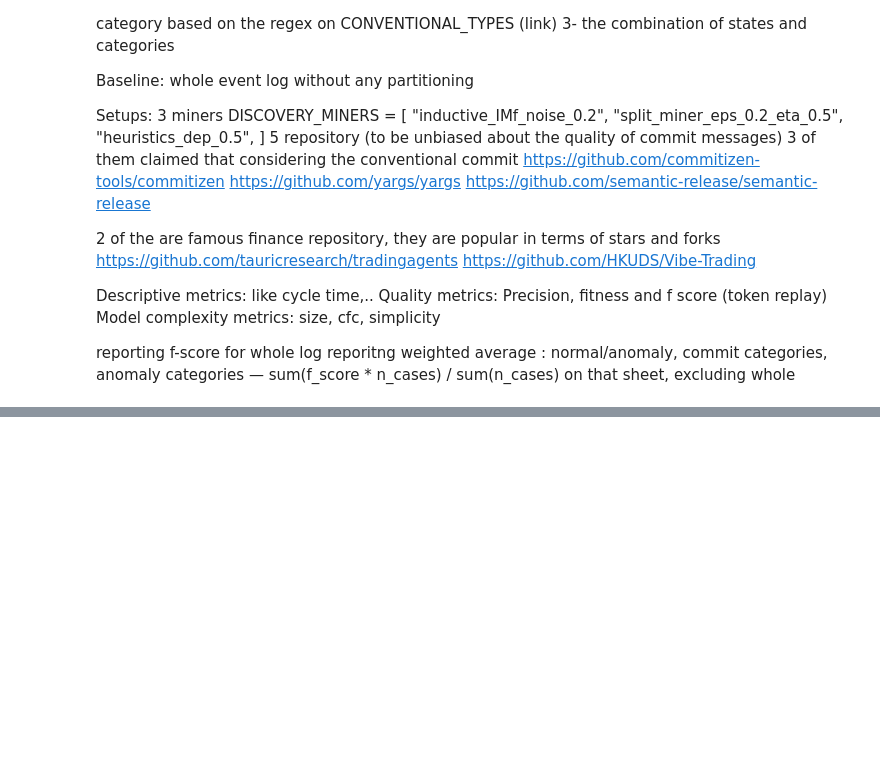
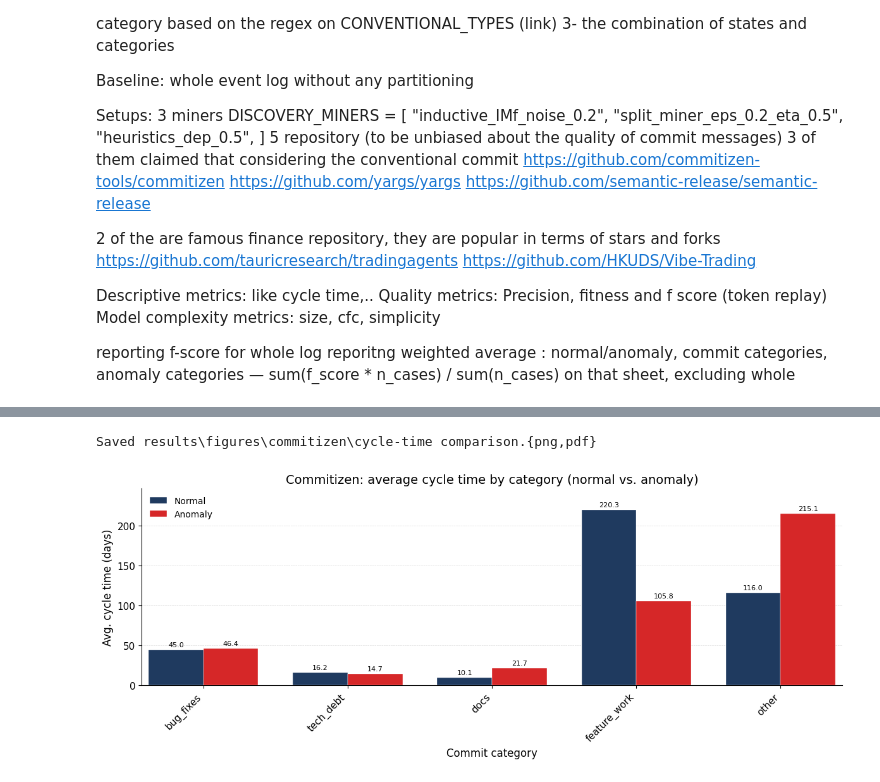
Before and after one commit to MahsaChoop/Lifecycle-Processes, a Jupyter notebook: evaluation-ablation study.ipynb, the cells around one changed output, grey strips where cells are left out. Drawn from its saved outputs; the diff is of its cells as text; code cells hidden in the pictures; blank space fills up the shorter version.

Commit message:
adding cycle time comparision

```diff
--- a/evaluation-ablation study.ipynb
+++ b/evaluation-ablation study.ipynb
@@ -107,3 +107,83 @@ Saved results\tables\compare\f_score_ablation_comparison.csv
 |  | normal/anomaly states | 0.519558 | 0.493185 | 0.555543 | 0.455536 | 0.544794 |
 |  | commit categories | 0.542605 | 0.466700 | 0.556779 | 0.536600 | 0.599962 |
 |  | states + categories | 0.553092 | 0.489230 | 0.625139 | 0.504920 | 0.599260 |
+# %%
+from pathlib import Path
+import numpy as np
+import pandas as pd
+import matplotlib.pyplot as plt
+
+from functions.commits import CATEGORIES
+from functions.config import save_figure
+from functions.plotting_anomaly import FIGURE_FONT
+
+df = pd.read_excel(
+    Path("results/tables/commitizen/consolidated_results_tables.xlsx"),
+    sheet_name="anomaly_categories",
+)
+df = df[df["log_name"] != "whole"].drop_duplicates("log_name")
+df["state"] = df["log_name"].str.split("_", n=1).str[0]
+df["category"] = df["log_name"].str.split("_", n=1).str[1]
+
+# Explicit left-to-right category order.
+category_order = ["bug_fixes", "tech_debt", "docs", "feature_work", "other"]
+
+wide = (
+    df.pivot(index="category", columns="state", values="avg_cycle_time_days")
+    [["normal", "anomaly"]]
+    .reindex(category_order)
+)
+
+state_colors = {"normal": "#1F3A5F", "anomaly": "#D62728"}
+state_labels = {"normal": "Normal", "anomaly": "Anomaly"}
+
+with plt.rc_context(FIGURE_FONT):
+    fig, ax = plt.subplots(figsize=(12, 4.8))
+    x = np.arange(len(wide.index))
+    width = 0.38
+
+    for i, state in enumerate(["normal", "anomaly"]):
+        offset = (i - 0.5) * width
+        bars = ax.bar(
+            x + offset,
+            wide[state].values,
+            width,
+            color=state_colors[state],
+            label=state_labels[state],
+            edgecolor="white",
+            linewidth=0.3,
+            zorder=3,
+        )
+        ax.bar_label(bars, fmt="%.1f", padding=2, fontsize=8, zorder=4)
+
+    ax.set_xticks(x)
+    ax.set_xticklabels(wide.index, rotation=45, ha="right")
+    ax.set_ylabel("Avg. cycle time (days)")
+    ax.set_xlabel("Commit category")
+    ax.set_title("Commitizen: average cycle time by category (normal vs. anomaly)")
+
+    # Horizontal grid only, behind the bars.
+    ax.yaxis.grid(True, linestyle="--", linewidth=0.5, alpha=0.5, zorder=0)
+    ax.set_axisbelow(True)
+
+    # Drop the top and right borders for a cleaner look.
+    ax.spines["top"].set_visible(False)
+    ax.spines["right"].set_visible(False)
+
+    # Give the value labels a little headroom.
+    ax.set_ylim(0, wide.max().max() * 1.12)
+    ax.margins(x=0.01)
+
+    ax.legend(loc="upper left", frameon=False)
+    fig.tight_layout()
+
+    figures_dir = Path("results/figures/commitizen")
+    no_titles_dir = Path("results/figures_no_titles/commitizen")
+    save_figure(fig, figures_dir, "cycle-time comparison", no_titles_dir=no_titles_dir)
+    print(f"Saved {figures_dir / 'cycle-time comparison'}.{{png,pdf}}")
+    plt.show()
+
+wide
+# %% [output]
+Saved results\figures\commitizen\cycle-time comparison.{png,pdf}
+[figure, added]
```
Also changed, not shown: parts of 1 cell of this notebook, 20 other files.
